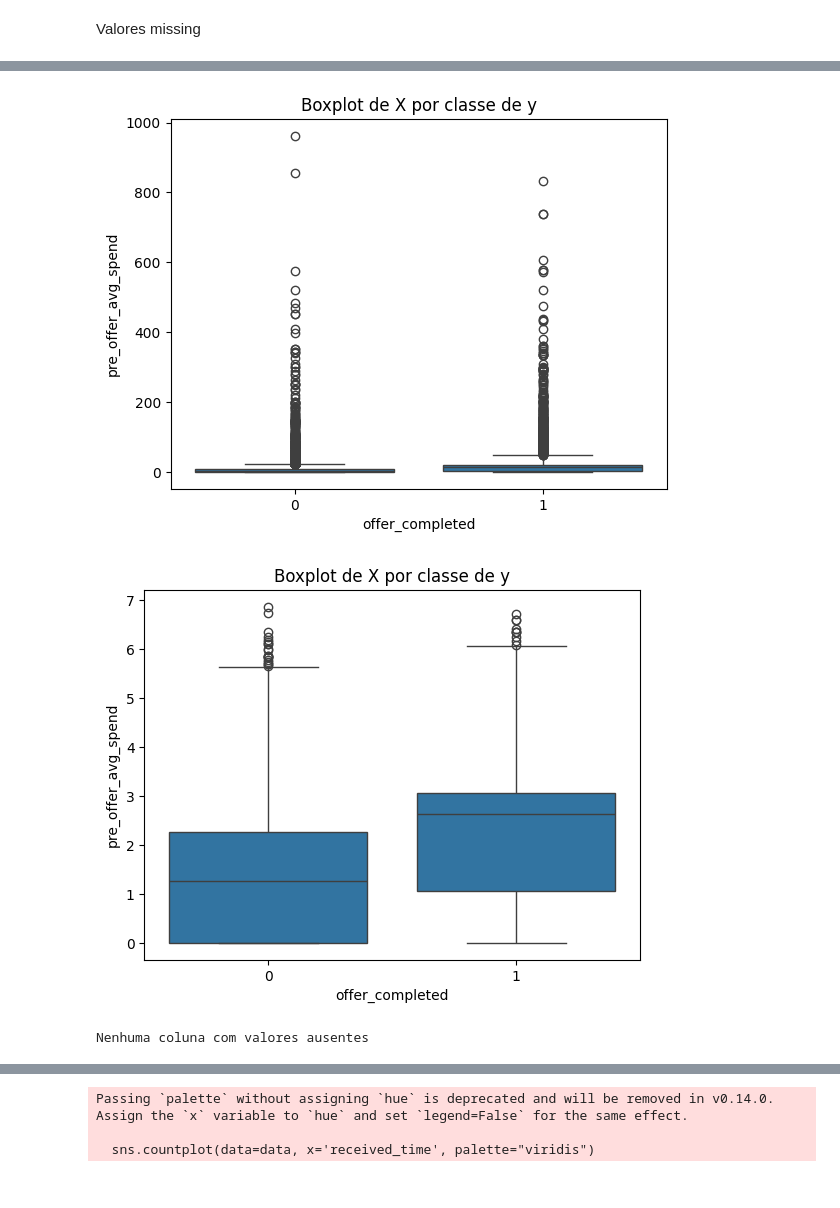
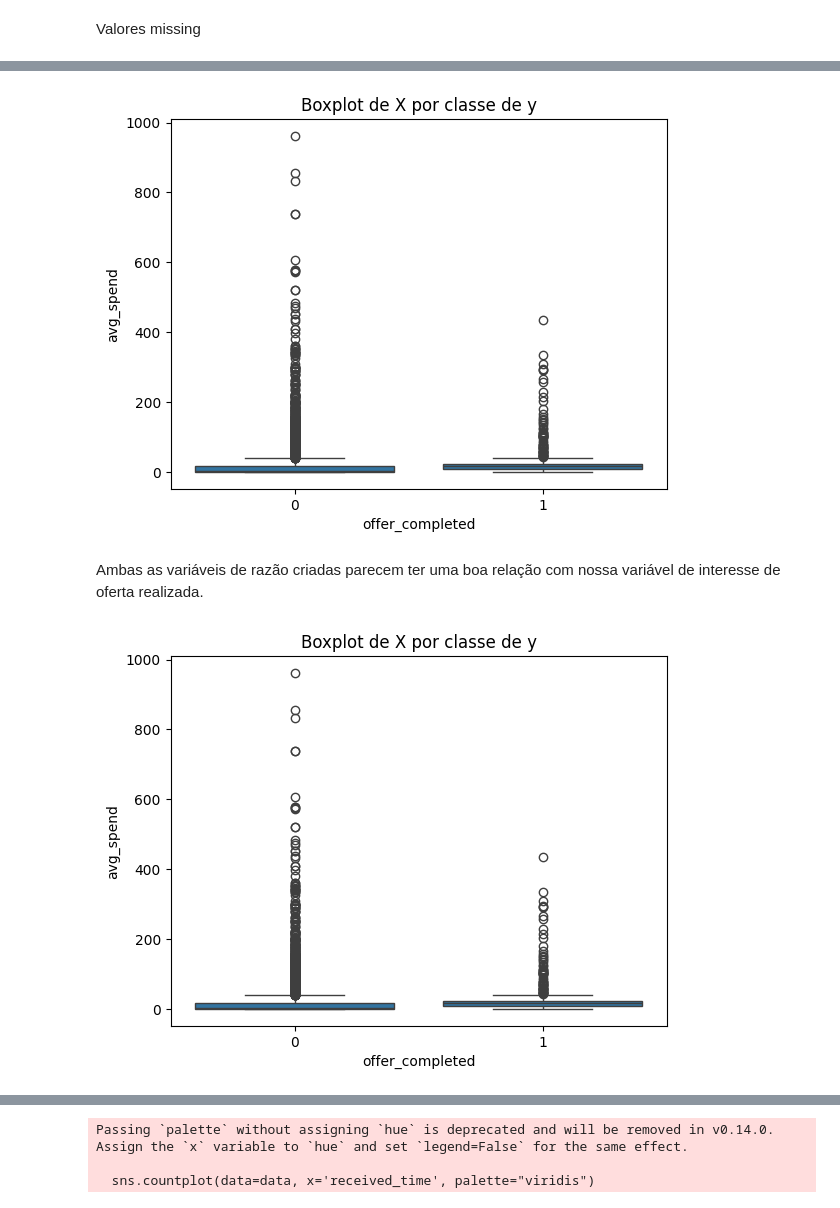
Before and after one commit to Matheus-Santos3778/xingbake, a Jupyter notebook: data_analysis.ipynb, the cells around one changed output, grey strips where cells are left out. Saved outputs shown, nothing was run; the diff lists cells and outputs as text; code cells hidden in the pictures.

```diff
--- a/data_analysis.ipynb
+++ b/data_analysis.ipynb
@@ -235,4 +258,5 @@ def extract_membership_month_year(df, date_col='became_member_on'):
 
     return df
 # %%
-data = extract_membership_month_year(data)
+#Extraindo a variável 'ano' de became_membership
+data = extract_membership_year(data)
@@ -370,5 +345,0 @@ def encode_channels(df):
-# %%
-data = encode_channels(data)
-
-#Verificamos posteriormente que todas as ofertas usam o channel_email, então ela é uma preditora inútil
-data.drop('channel_email', axis=1, inplace=True)
@@ -401,14 +345,0 @@ data.head()
-# %%
-#Evita divisão por zero substituindo 0 por NaN
-safe_reward = data['reward_y'].replace(0, np.nan)
-safe_difficulty = data['difficulty'].replace(0, np.nan)
-
-data['spend_reward_ratio'] = np.log1p(data['pre_offer_avg_spend'] / safe_reward)
-data['spend_difficulty_ratio'] = np.log1p(data['pre_offer_avg_spend'] / safe_difficulty)
-
-#Substitui NaNs e infinitos restantes por 0
-data[['spend_reward_ratio', 'spend_difficulty_ratio']] = (
-    data[['spend_reward_ratio', 'spend_difficulty_ratio']]
-    .replace([np.inf, -np.inf], np.nan)
-    .fillna(0)
-)
@@ -430,18 +352,14 @@ plt.show()
 # %%
-sns.boxplot(data=data, x='offer_completed', y='pre_offer_avg_spend')
+sns.boxplot(data=data, x='offer_completed', y='avg_spend')
 plt.title('Boxplot de X por classe de y')
 plt.show()
 # %% [output]
-[figure, old version]
+[figure, new version]
-# %%
-data['pre_offer_avg_spend'] = np.log1p(data['pre_offer_avg_spend'])
+# %% [markdown]
+Ambas as variáveis de razão criadas parecem ter uma boa relação com nossa variável de interesse de oferta realizada.
 # %%
-sns.boxplot(data=data, x='offer_completed', y='pre_offer_avg_spend')
+sns.boxplot(data=data, x='offer_completed', y='avg_spend')
 plt.title('Boxplot de X por classe de y')
 plt.show()
 # %% [output]
-[figure, old version]
+[figure, new version]
-# %%
-plot_missing_percent(data)
-# %% [output]
-Nenhuma coluna com valores ausentes
```
Also changed, not shown: parts of 77 cells of this notebook, 15 other files.
